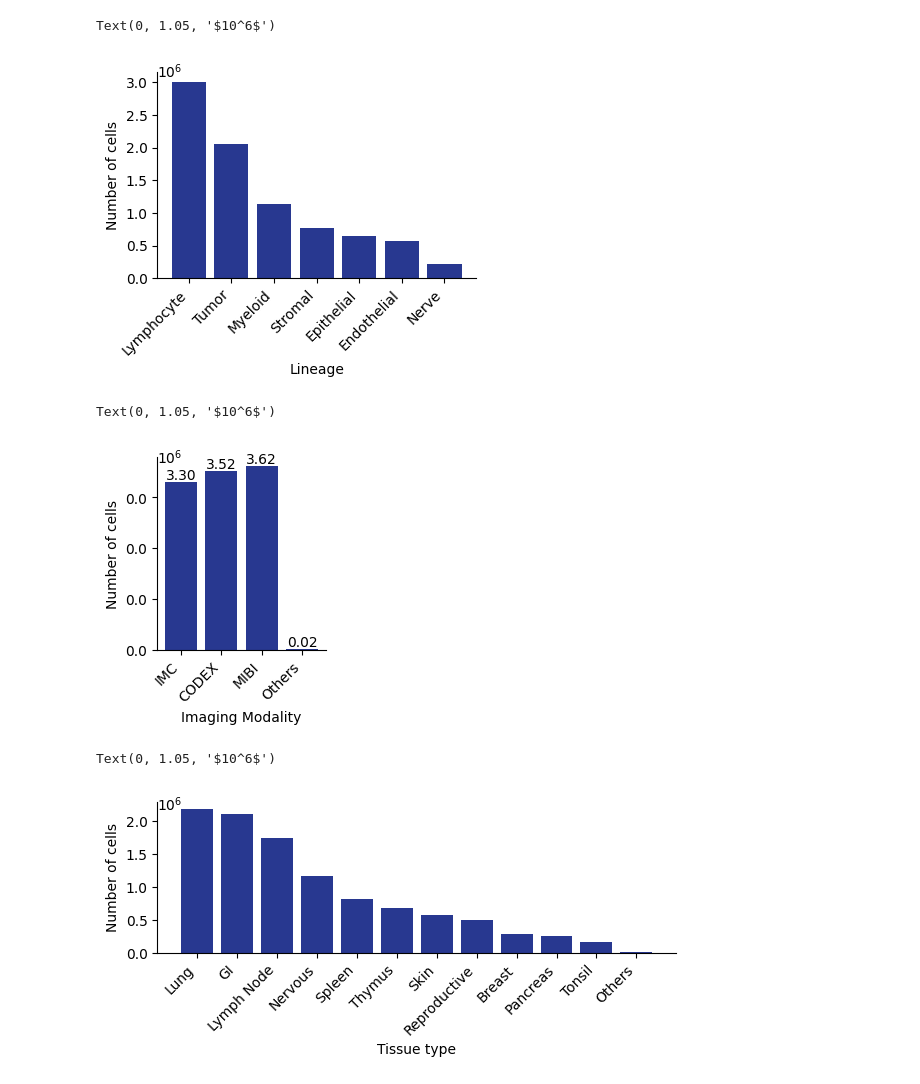
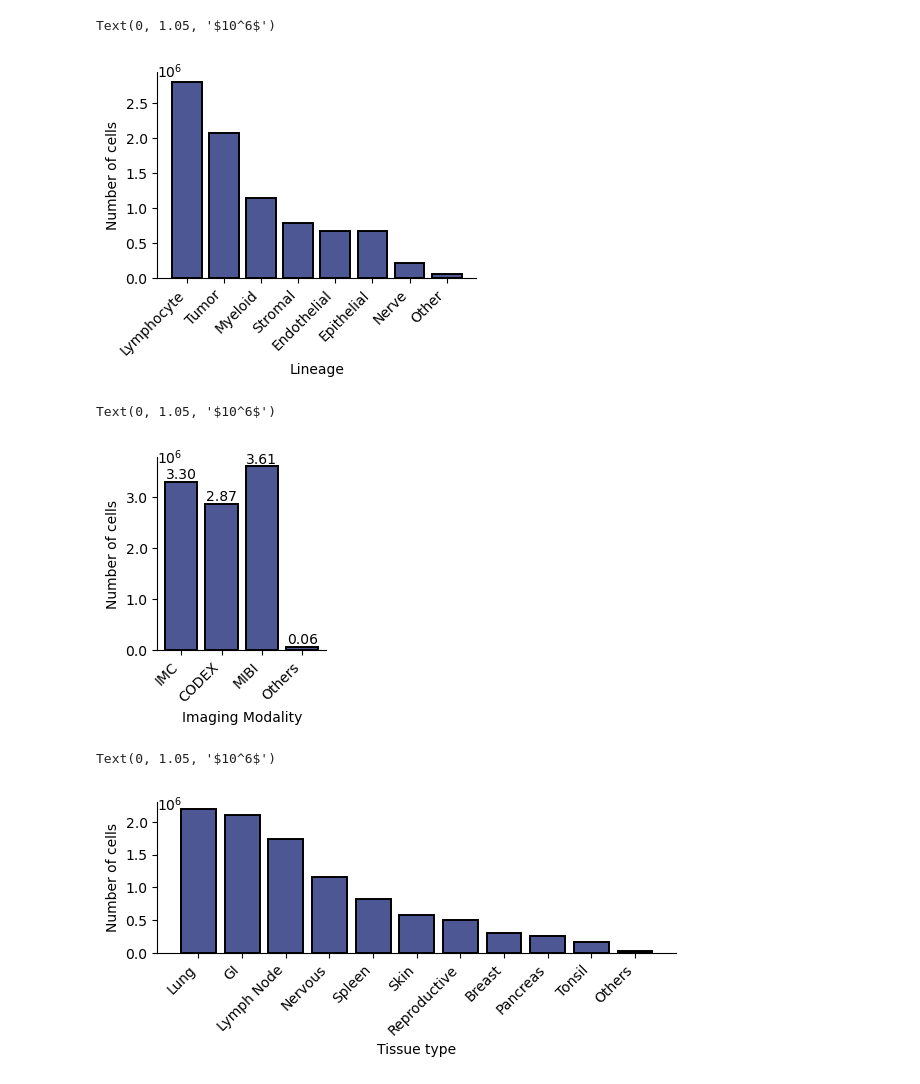
Before and after one commit to vanvalenlab/DeepCellTypes-2024_Wang_et_al, a Jupyter notebook: notebooks/data_statistics.ipynb, the cells around one changed output. Cells and saved outputs as stored; diff of their text form; code cells hidden in the pictures.

```diff
--- a/notebooks/data_statistics.ipynb
+++ b/notebooks/data_statistics.ipynb
@@ -25,57 +25,74 @@ Text(0, 1.05, '$10^6$')
 # %%
 with open('../data/lineage_mapping.yaml') as f:
     linage_mapping = yaml.safe_load(f)
 
 df_count_by_type['lineage'] = df_count_by_type[0].map(linage_mapping)
 df_count_by_lineage = df_count_by_type.groupby('lineage').sum().reset_index()
 df_count_by_lineage = df_count_by_lineage.sort_values(1, ascending=False)
 
 categories = df_count_by_lineage['lineage'].values
 values = df_count_by_lineage[1].values
 
 fig, ax = plt.subplots(figsize=(4, 3.5))
-bars = plt.bar(categories, values, color="#283890")
+bars = plt.bar(categories, values, color="#4d5794", linewidth=1.4, edgecolor='black')
 plt.xticks(rotation=45, ha='right')
 plt.ylabel('Number of cells')
 plt.xlabel('Lineage')
 plt.tight_layout()
 ax.spines[['right', 'top']].set_visible(False)
 ax.yaxis.set_major_formatter(formatter)
 ax.text(0, 1.05, "$10^6$", transform = ax.transAxes, ha = "left", va = "top")
 # %% [output]
 Text(0, 1.05, '$10^6$')
-[figure, old version]
+[figure, new version]
 # %%
 df_count_by_imaging_modality = pd.read_csv('../data/count_by_imaging_modality.csv', header=None)
 
 df_count_by_imaging_modality = df_count_by_imaging_modality.set_index(0)
-df_count_by_imaging_modality.loc['Others'] = df_count_by_imaging_modality.loc['IBEX']  + df_count_by_imaging_modality.loc['MACSima'] + df_count_by_imaging_modality.loc['CellDIVE']
-df_count_by_imaging_modality = df_count_by_imaging_modality.drop(['IBEX', 'MACSima', 'CellDIVE'])
+df_count_by_imaging_modality.loc['Others'] = ( \
+    df_count_by_imaging_modality.loc['IBEX']  + \
+    df_count_by_imaging_modality.loc['MACSima'] + \
+    df_count_by_imaging_modality.loc['CellDIVE'] + \
+    df_count_by_imaging_modality.loc['CyCIF'] + \
+    df_count_by_imaging_modality.loc['InSituPlex'] + \
+    df_count_by_imaging_modality.loc['Vectra'] \
+)
+df_count_by_imaging_modality = df_count_by_imaging_modality.drop(['IBEX', 'MACSima', 'CellDIVE', 'CyCIF', 'InSituPlex', 'Vectra'])
 df_count_by_imaging_modality = df_count_by_imaging_modality.reset_index()
 
 categories = df_count_by_imaging_modality[0].values
 values = df_count_by_imaging_modality[1].values
 
 fig, ax = plt.subplots(figsize=(2.5, 3))
-bars = plt.bar(categories, [v/10**6 for v in values], color="#283890")
+bars = plt.bar(categories, [v/10**6 for v in values], color="#4d5794", linewidth=1.4, edgecolor='black')
 plt.xticks(rotation=45, ha='right')
 ax.bar_label(bars, fmt="%.2f")
 plt.ylabel('Number of cells')
 plt.xlabel('Imaging Modality')
 plt.tight_layout()
 ax.spines[['right', 'top']].set_visible(False)
-ax.yaxis.set_major_formatter(formatter)
+def formatter_1(x, pos):
+    return str(round(x, 1))
+ax.yaxis.set_major_formatter(formatter_1)
 
 ax.text(0, 1.05, "$10^6$", transform = ax.transAxes, ha = "left", va = "top")
 # %% [output]
 Text(0, 1.05, '$10^6$')
-[figure, old version]
+[figure, new version]
 # %%
 df_count_by_tissue = pd.read_csv('../data/count_by_tissue.csv', header=None)
 
 df_count_by_tissue = df_count_by_tissue.set_index(0)
-df_count_by_tissue.loc['Others'] = df_count_by_tissue.loc['Renal'] + df_count_by_tissue.loc['Liver']
-df_count_by_tissue = df_count_by_tissue.drop(['Renal', 'Liver'])
+df_count_by_tissue.loc['Others'] = (
+    df_count_by_tissue.loc['Renal'] +
+    df_count_by_tissue.loc['Liver'] +
+    df_count_by_tissue.loc['Thymus'] +
+    df_count_by_tissue.loc['Kidney'] +
+    df_count_by_tissue.loc['Jejunum'] +
+    df_count_by_tissue.loc['Musculoskeletal'] +
+    df_count_by_tissue.loc['Heart']
+    )
+df_count_by_tissue = df_count_by_tissue.drop(['Renal', 'Liver', 'Thymus', 'Kidney', 'Jejunum', 'Musculoskeletal', 'Heart'])
 df_count_by_tissue = df_count_by_tissue.reset_index()
 
 categories = df_count_by_tissue[0].values
@@ -84,7 +101,7 @@ values = df_count_by_tissue[1].values
 categories = [ct.replace("_", " ") for ct in categories]
 
 fig, ax = plt.subplots(figsize=(6, 3))
-bars = plt.bar(categories, values, color="#283890")
+bars = plt.bar(categories, values, color="#4d5794", linewidth=1.4, edgecolor='black')
 plt.xticks(rotation=45, ha='right')
 plt.ylabel('Number of cells')
 plt.xlabel('Tissue type')
@@ -94,4 +111,4 @@ ax.yaxis.set_major_formatter(formatter)
 ax.text(0, 1.05, "$10^6$", transform = ax.transAxes, ha = "left", va = "top")
 # %% [output]
 Text(0, 1.05, '$10^6$')
-[figure, old version]
+[figure, new version]
```
Also changed, not shown: parts of 1 cell of this notebook, 1 other file.
